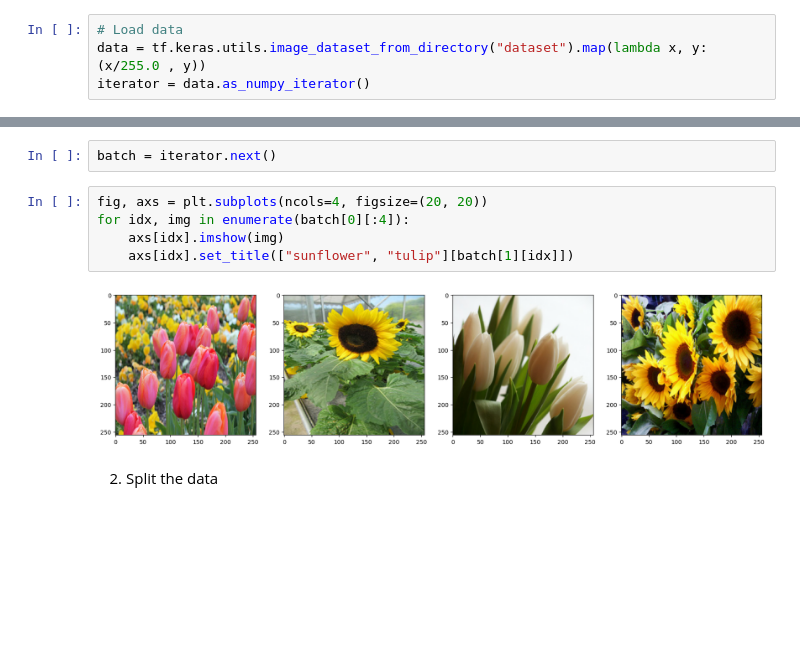
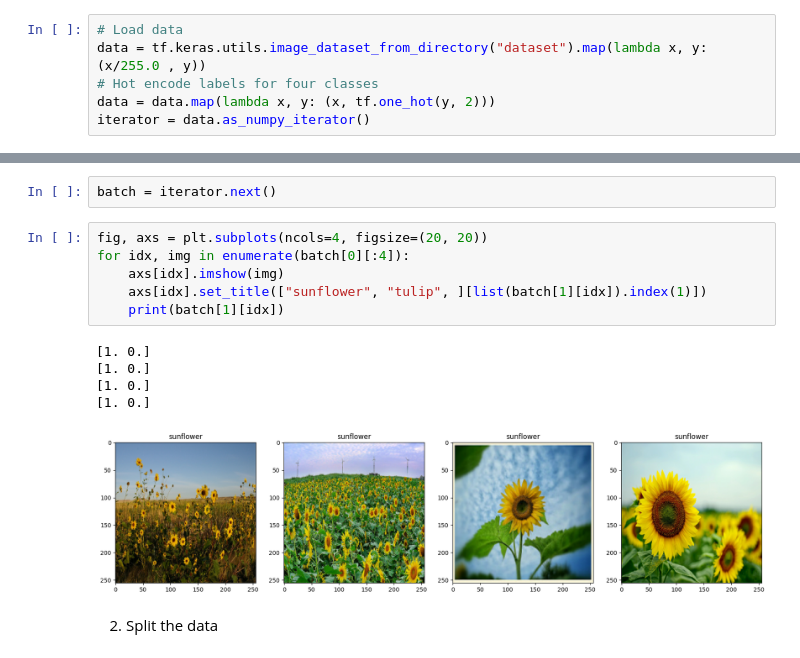
Before and after one commit to lyonbach/rim-identifier, a Jupyter notebook: src/train.ipynb, the cells around one changed output, grey strips where cells are left out. Cells and saved outputs as stored; diff of their text form; blank space fills up the shorter version.

```diff
--- a/src/train.ipynb
+++ b/src/train.ipynb
@@ -39,6 +54,8 @@ Here we could clean the dataset or do some other adjustments if necessary.
 # %%
 # Load data
 data = tf.keras.utils.image_dataset_from_directory("dataset").map(lambda x, y: (x/255.0 , y))
+# Hot encode labels for four classes
+data = data.map(lambda x, y: (x, tf.one_hot(y, 2)))
 iterator = data.as_numpy_iterator()
 # %% [output]
 Found 1717 files belonging to 2 classes.
@@ -47,10 +64,15 @@ batch = iterator.next()
 # %%
 fig, axs = plt.subplots(ncols=4, figsize=(20, 20))
 for idx, img in enumerate(batch[0][:4]):
     axs[idx].imshow(img)
-    axs[idx].set_title(["sunflower", "tulip"][batch[1][idx]])
+    axs[idx].set_title(["sunflower", "tulip", ][list(batch[1][idx]).index(1)])
+    print(batch[1][idx])
 # %% [output]
+[1. 0.]
+[1. 0.]
+[1. 0.]
+[1. 0.]
-[figure, old version]
+[figure, new version]
 # %% [markdown]
 2. Split the data
 # %%
```
Also changed, not shown: parts of 13 cells of this notebook.
